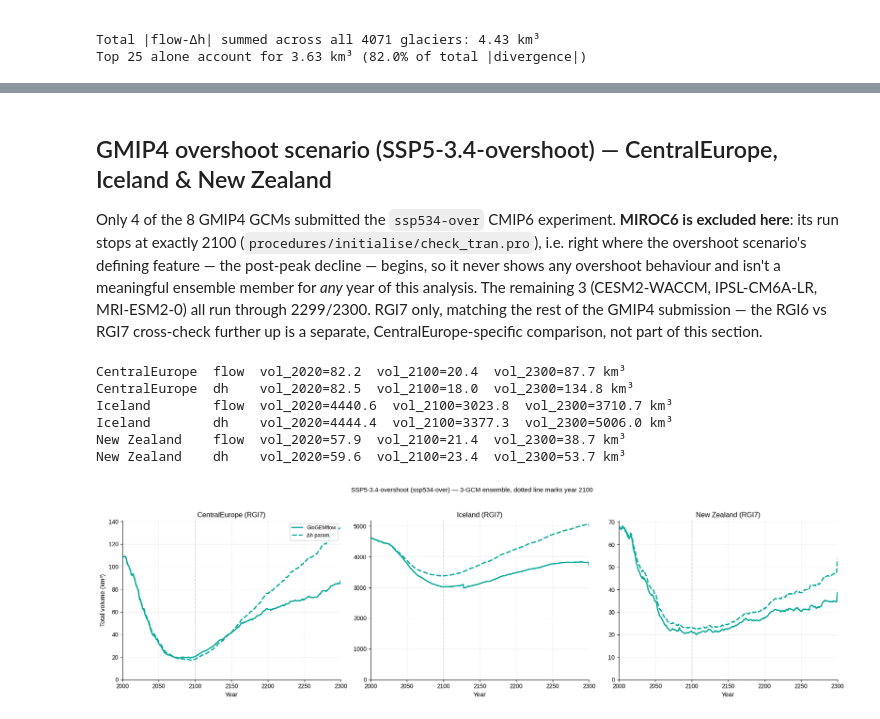
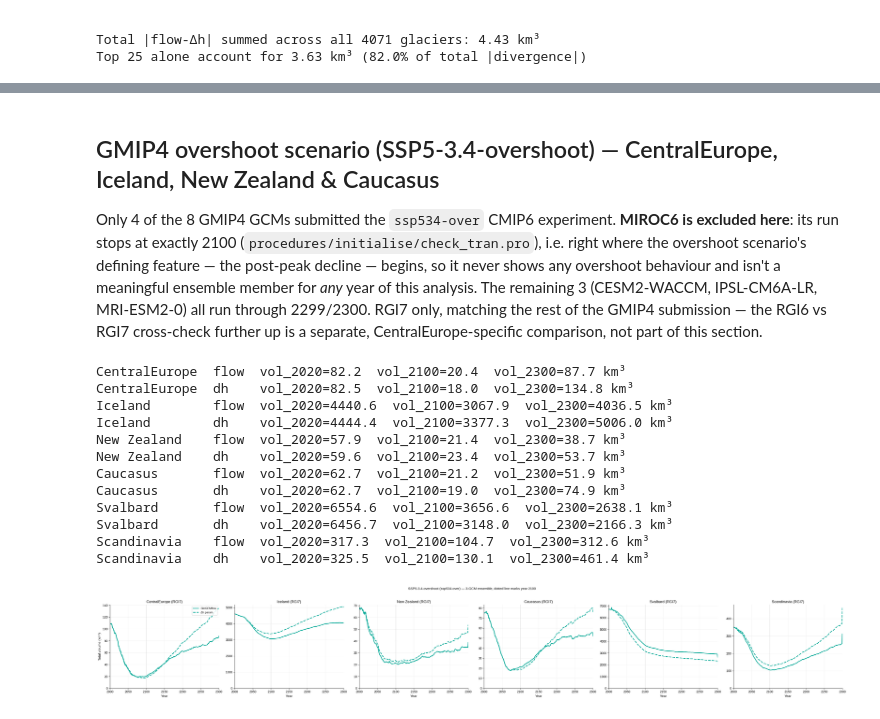
Before and after one commit to eth-vaw-glaciology/GloGEM, a Jupyter notebook: flow_analysis/comparison_regions_full.ipynb, the cells around one changed output, grey strips where cells are left out. Drawn from its saved outputs; the diff is of its cells as text; code cells hidden in the pictures.

```diff
--- a/flow_analysis/comparison_regions_full.ipynb
+++ b/flow_analysis/comparison_regions_full.ipynb
@@ -958,8 +1012,10 @@ New Zealand  flow  SSP5-8.5  vol_2020=57.899 km³   vol_2099=16.759 km³
 # %%
-# ── Figure (GMIP4): Total volume — Iceland (left) vs New Zealand (right) ────
-fig, axes = plt.subplots(1, 2, figsize=(13, 5))
+# ── Figure (GMIP4): Total volume — Iceland / New Zealand / Caucasus / Svalbard / Scandinavia ──
+fig, axes = plt.subplots(1, 5, figsize=(28, 5))
 
-for ax, (region_label, vol_region) in zip(axes, [('Iceland', vol_iceland), ('New Zealand', vol_nz)]):
+REGIONS_INZ = [('Iceland', vol_iceland), ('New Zealand', vol_nz), ('Caucasus', vol_caucasus),
+               ('Svalbard', vol_svalbard), ('Scandinavia', vol_scandinavia)]
+for ax, (region_label, vol_region) in zip(axes, REGIONS_INZ):
     for ssp in GMIP4_SSPS:
         c = GMIP4_SSP_COLORS[ssp]
         for method, ls in [('flow', '-'), ('dh', '--')]:
@@ -979,7 +1035,7 @@ legend_mdl = [
     Line2D([0], [0], color='0.3', ls='-',  lw=2.0, label='GloGEMflow'),
     Line2D([0], [0], color='0.3', ls='--', lw=2.0, label='Δh param.'),
 ]
-axes[1].legend(handles=legend_ssp + legend_mdl, fontsize=9,
+axes[4].legend(handles=legend_ssp + legend_mdl, fontsize=9,
                loc='upper right', framealpha=0.85)
 
 fig.tight_layout()
@@ -989,6 +1045,7 @@ plt.show()
 # %%
-# ── Summary table (Iceland & New Zealand, GMIP4) ────────────────────────────
-REGION_VOLS = [('Iceland', vol_iceland), ('New Zealand', vol_nz)]
+# ── Summary table (Iceland, New Zealand, Caucasus, Svalbard & Scandinavia, GMIP4) ─
+REGION_VOLS = [('Iceland', vol_iceland), ('New Zealand', vol_nz), ('Caucasus', vol_caucasus),
+               ('Svalbard', vol_svalbard), ('Scandinavia', vol_scandinavia)]
 COLS2 = [f'{lbl}-{m}' for lbl, _ in REGION_VOLS for m in ('Δh', 'Flow')]
 W2 = 12
 
@@ -1032,5 +1089,7 @@ for ssp in GMIP4_SSPS:
     print(row)
 
 print('\nΔh = Δh parameterisation.  Flow = GloGEMflow.  RGI7 only.  GMIP4 ensemble: 8 models.')
+print('Svalbard Δh: ssp126/ssp534-over only (ours) -- ssp370/ssp585 reused from lvantrich, not')
+print('in this notebook\'s file format, so those two cells will show as NaN here by design.')
 # %% [output]
 -- GMIP4 Volume 2020 (km³) --
@@ -1053,5 +1112,5 @@ SSP5-8.5              38.9%          53.1%          74.9%          71.1%
 # %% [markdown]
-## GMIP4 overshoot scenario (SSP5-3.4-overshoot) — CentralEurope, Iceland & New Zealand
+## GMIP4 overshoot scenario (SSP5-3.4-overshoot) — CentralEurope, Iceland, New Zealand & Caucasus
 
 Only 4 of the 8 GMIP4 GCMs submitted the `ssp534-over` CMIP6 experiment. **MIROC6 is excluded here**: its run stops at exactly 2100 (`procedures/initialise/check_tran.pro`), i.e. right where the overshoot scenario's defining feature — the post-peak decline — begins, so it never shows any overshoot behaviour and isn't a meaningful ensemble member for *any* year of this analysis. The remaining 3 (CESM2-WACCM, IPSL-CM6A-LR, MRI-ESM2-0) all run through 2299/2300. RGI7 only, matching the rest of the GMIP4 submission — the RGI6 vs RGI7 cross-check further up is a separate, CentralEurope-specific comparison, not part of this section.
 # %%
@@ -1074,8 +1133,8 @@ overshoot_years   = np.arange(TRAN0, TRAN0 + OVERSHOOT_N_YEARS)
 I_2100 = 2100 - TRAN0
 I_2300 = OVERSHOOT_N_YEARS - 1
 # %%
-# ── Load overshoot volume + area — CentralEurope, Iceland, New Zealand (RGI7
-#    only, matching the rest of the GMIP4 submission) ────────────────────────
+# ── Load overshoot volume + area — CentralEurope, Iceland, New Zealand, Caucasus,
+#    Svalbard & Scandinavia (RGI7 only, matching the rest of the GMIP4 submission) ──
 def load_overshoot(dirs, vol_row_max=50., area_row_max=500., **loader_kwargs):
     """ssp534-over volume+area for one region's {'flow'/'dh': rundir} dict."""
     common = dict(gcms=OVERSHOOT_GCMS, n_years=OVERSHOOT_N_YEARS, **loader_kwargs)
@@ -1093,8 +1152,13 @@ RUNS_GMIP4_RGI7 = {'flow': RUNS_GMIP4['flow_rgi7'], 'dh': RUNS_GMIP4['dh_rgi7']}
 vol_os_ce, area_os_ce   = load_overshoot(RUNS_GMIP4_RGI7)
 vol_os_ice, area_os_ice = load_overshoot_region(ICELAND)
 vol_os_nz, area_os_nz   = load_overshoot_region(NEW_ZEALAND)
+vol_os_cau, area_os_cau = load_overshoot_region(CAUCASUS)
+vol_os_sva, area_os_sva = load_overshoot_region(SVALBARD)
+vol_os_sca, area_os_sca = load_overshoot_region(SCANDINAVIA)
 
-OS_REGIONS = [('CentralEurope', vol_os_ce), ('Iceland', vol_os_ice), ('New Zealand', vol_os_nz)]
+OS_REGIONS = [('CentralEurope', vol_os_ce), ('Iceland', vol_os_ice),
+              ('New Zealand', vol_os_nz), ('Caucasus', vol_os_cau),
+              ('Svalbard', vol_os_sva), ('Scandinavia', vol_os_sca)]
 
 # Sanity check
 for label, vol_r in OS_REGIONS:
@@ -1107,40 +1171,46 @@ for label, vol_r in OS_REGIONS:
 # %% [output]
 CentralEurope  flow  vol_2020=82.2  vol_2100=20.4  vol_2300=87.7 km³
 CentralEurope  dh    vol_2020=82.5  vol_2100=18.0  vol_2300=134.8 km³
-Iceland        flow  vol_2020=4440.6  vol_2100=3023.8  vol_2300=3710.7 km³
+Iceland        flow  vol_2020=4440.6  vol_2100=3067.9  vol_2300=4036.5 km³
 Iceland        dh    vol_2020=4444.4  vol_2100=3377.3  vol_2300=5006.0 km³
 New Zealand    flow  vol_2020=57.9  vol_2100=21.4  vol_2300=38.7 km³
 New Zealand    dh    vol_2020=59.6  vol_2100=23.4  vol_2300=53.7 km³
+Caucasus       flow  vol_2020=62.7  vol_2100=21.2  vol_2300=51.9 km³
+Caucasus       dh    vol_2020=62.7  vol_2100=19.0  vol_2300=74.9 km³
+Svalbard       flow  vol_2020=6554.6  vol_2100=3656.6  vol_2300=2638.1 km³
+Svalbard       dh    vol_2020=6456.7  vol_2100=3148.0  vol_2300=2166.3 km³
+Scandinavia    flow  vol_2020=317.3  vol_2100=104.7  vol_2300=312.6 km³
+Scandinavia    dh    vol_2020=325.5  vol_2100=130.1  vol_2300=461.4 km³
 # %%
-# ── Figure (overshoot): Total volume 2000-2300 — CentralEurope / Iceland / New Zealand (RGI7) ──
-fig, axes = plt.subplots(1, 3, figsize=(18, 5))
+# ── Figure (overshoot): Total volume 2000-2300 — CentralEurope / Iceland / New Zealand / Caucasus / Svalbard / Scandinavia ──
+fig, axes = plt.subplots(1, 6, figsize=(34, 5))
 
 for ax, (region_label, vol_region) in zip(axes, OS_REGIONS):
     for tag, ls in [('flow', '-'), ('dh', '--')]:
         v = vol_region[tag]
         if v is not None:
             ax.plot(overshoot_years, v, color=OVERSHOOT_COLOR, ls=ls, lw=2.2)
     ax.axvline(2100, color='0.6', lw=0.8, ls=':', zorder=0)
     ax.set_xlim(2000, 2300)
     ax.set_ylim(bottom=0)
     ax.set_xlabel('Year', fontsize=11)
     ax.set_title(f'{region_label} (RGI7)', fontsize=12)
     ax.grid(True, alpha=0.25, lw=0.6)
 
 axes[0].set_ylabel('Total volume (km³)', fontsize=11)
 fig.suptitle(f'{OVERSHOOT_LABEL} ({OVERSHOOT_SSP}) — {len(OVERSHOOT_GCMS)}-GCM ensemble, dotted line marks year 2100',
              fontsize=11, y=1.03)
 
 legend_mdl = [
     Line2D([0], [0], color=OVERSHOOT_COLOR, ls='-',  lw=2.2, label='GloGEMflow'),
     Line2D([0], [0], color=OVERSHOOT_COLOR, ls='--', lw=2.2, label='Δh param.'),
 ]
 axes[0].legend(handles=legend_mdl, fontsize=9, loc='upper right', framealpha=0.85)
 
 fig.tight_layout()
 plt.show()
 # %% [output]
-[figure, old version]
+[figure, new version]
 # %%
 # ── Summary table (overshoot) ────────────────────────────────────────────────
 W3 = 12
```
Also changed, not shown: parts of 6 cells of this notebook, 19 other files.
